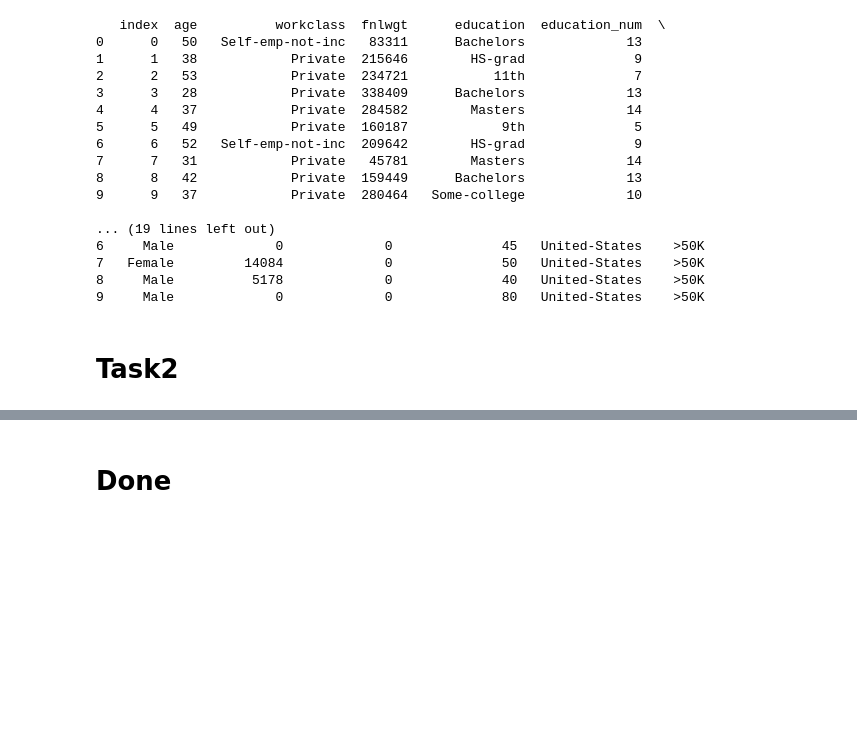
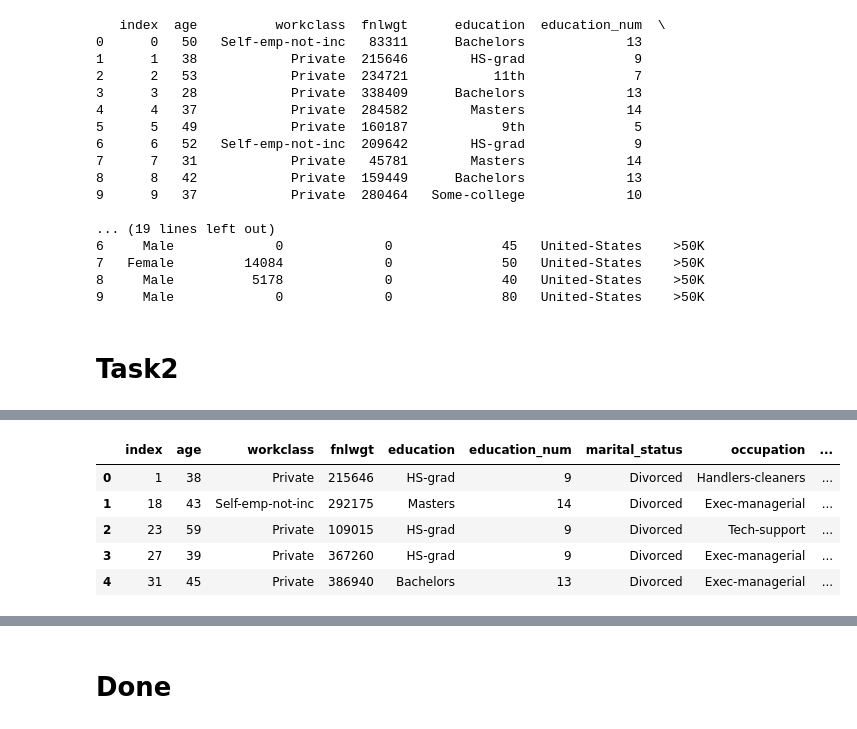
Before and after one commit to RancyChepchirchir/Assignments, a Jupyter notebook: 07.Assignment-SQL.ipynb, the cells around one changed output, grey strips where cells are left out. Drawn from its saved outputs; the diff is of its cells as text; code cells hidden in the pictures; blank space fills up the shorter version.

```diff
--- a/07.Assignment-SQL.ipynb
+++ b/07.Assignment-SQL.ipynb
@@ -475,0 +502,9 @@ Write two function queries
+# %%
+import sqlalchemy
+from sqlalchemy import create_engine
+
+engine = create_engine('sqlite:///sqladb2', echo=True)
+data.to_sql('sqladb2', engine, if_exists='replace')
+
+con  = sqlite3.connect("sqladb2")
+cur = con.cursor()
@@ -475,0 +570,14 @@ Write two function queries
+# %%
+cur.execute("""Select *
+               From sqladb2
+               Where marital_status == ' Divorced'  ;""")
+new2 = pd.DataFrame(cur.fetchall())
+new2.columns = [x[0] for x in cur.description]
+new2.head()
+# %% [output]
+|  | index | age | workclass | fnlwgt | education | education_num | marital_status | occupation | ... |
+| 0 | 1 | 38 | Private | 215646 | HS-grad | 9 | Divorced | Handlers-cleaners | ... |
+| 1 | 18 | 43 | Self-emp-not-inc | 292175 | Masters | 14 | Divorced | Exec-managerial | ... |
+| 2 | 23 | 59 | Private | 109015 | HS-grad | 9 | Divorced | Tech-support | ... |
+| 3 | 27 | 39 | Private | 367260 | HS-grad | 9 | Divorced | Exec-managerial | ... |
+| 4 | 31 | 45 | Private | 386940 | Bachelors | 13 | Divorced | Exec-managerial | ... |
```
Also changed, not shown: parts of 23 cells of this notebook, 1 other file.
